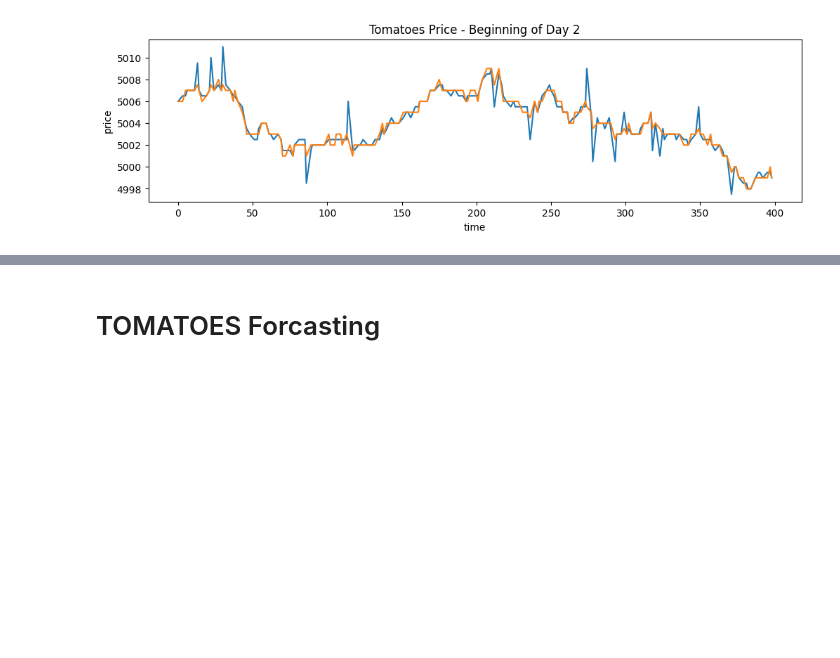
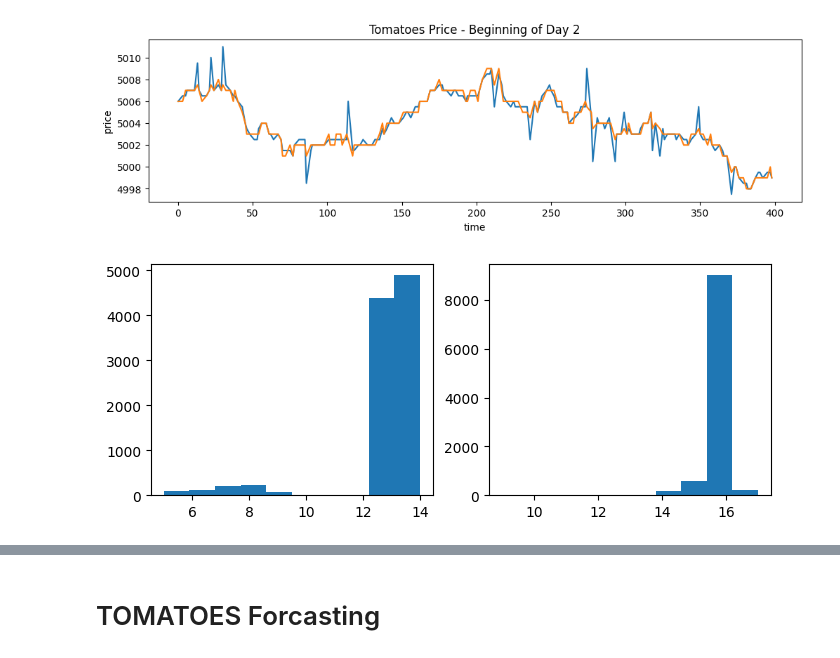
Before and after one commit to aemilani/imc-prosperity-4, a Jupyter notebook: notebooks/tutorial_round.ipynb, the cells around one changed output, grey strips where cells are left out. Cells and saved outputs as stored; diff of their text form; code cells hidden in the pictures; blank space fills up the shorter version.

```diff
--- a/notebooks/tutorial_round.ipynb
+++ b/notebooks/tutorial_round.ipynb
@@ -148,3 +132,10 @@ plt.ylabel('price')
 plt.show()
 # %% [output]
 [figure]
+# %%
+fig, ax = plt.subplots(1, 2, figsize=(8, 3))
+ax[0].hist(price_tomatoes['ask_price_1'] - price_tomatoes['bid_price_1'])
+ax[1].hist(price_tomatoes['ask_price_2'] - price_tomatoes['bid_price_2'])
+plt.show()
+# %% [output]
+[figure, added]
```
Also changed, not shown: parts of 3 cells of this notebook, 2 other files.
